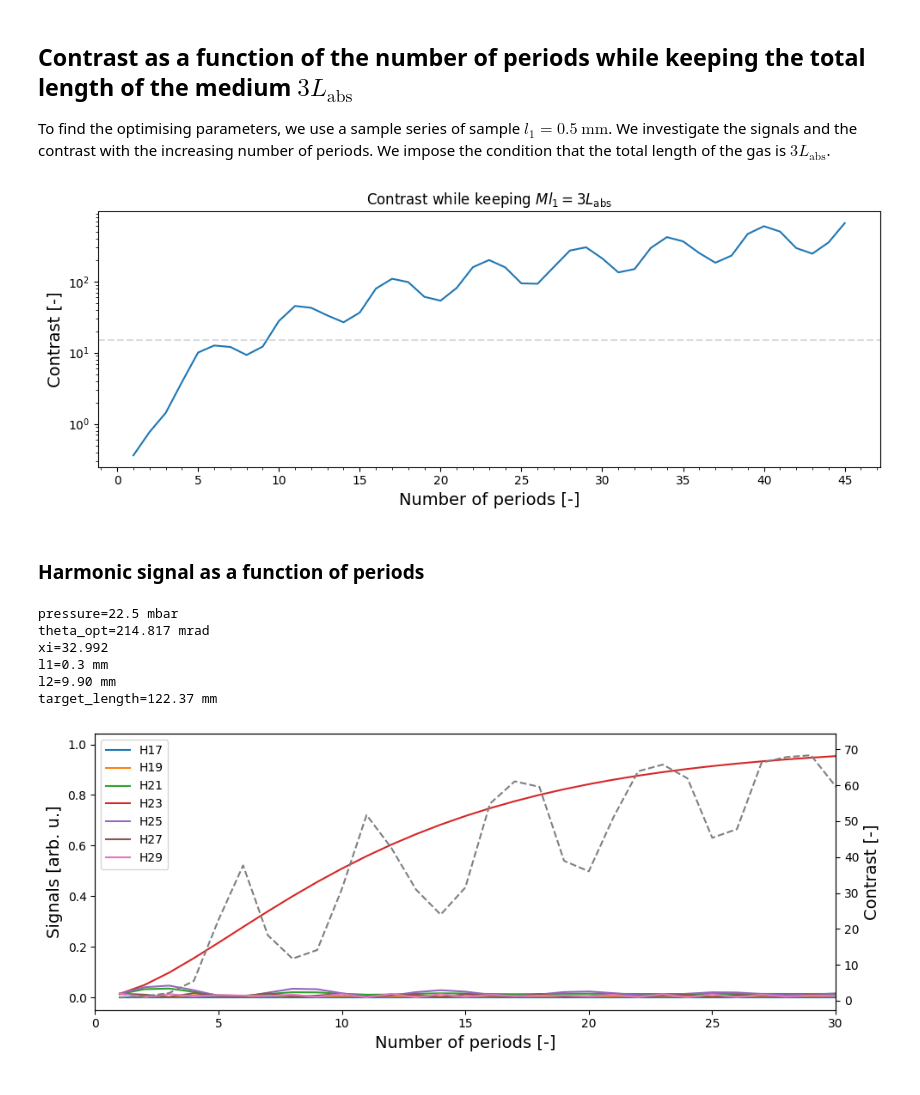
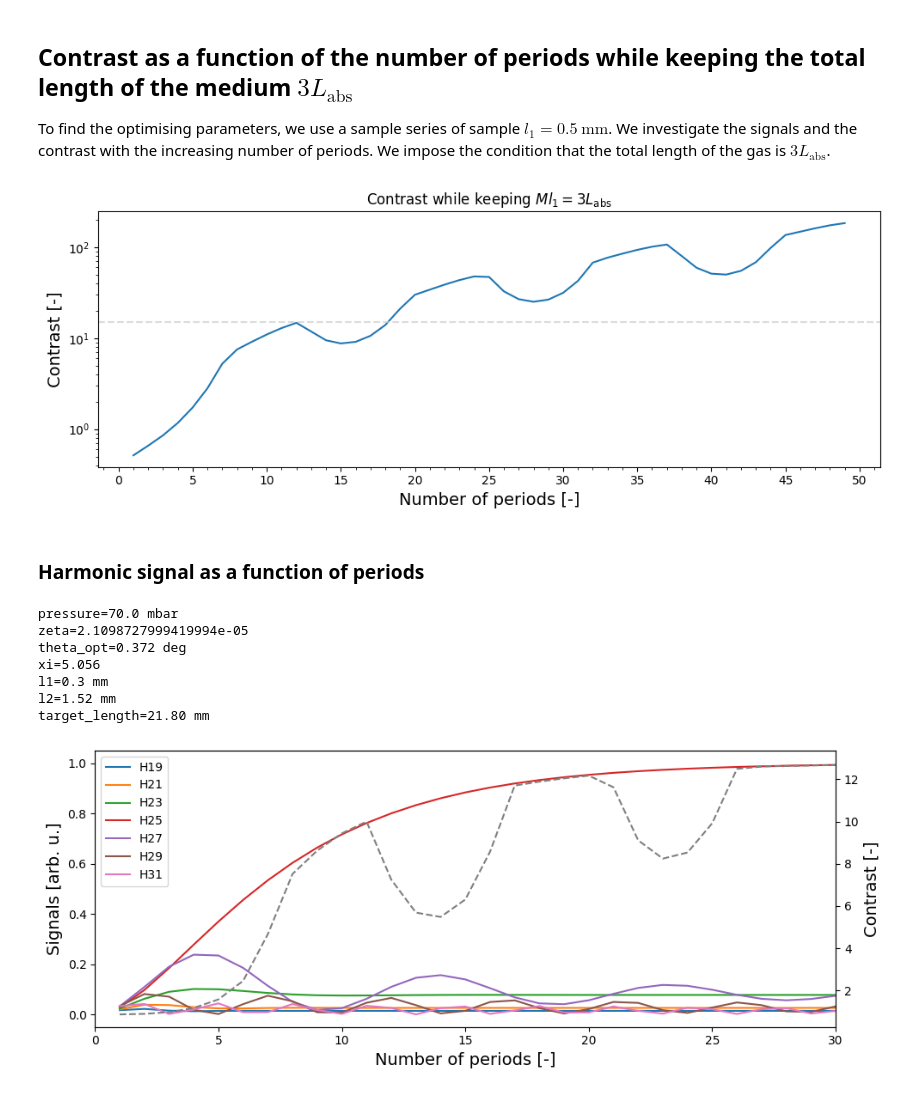
Before and after one commit to janolsan/Monochromatic-HHG-with-BG-beams, a Jupyter notebook: H23_in_Ar_800nm.ipynb, the cells around one changed output. Cells and saved outputs as stored; diff of their text form; code cells hidden in the pictures.

```diff
--- a/H23_in_Ar_800nm.ipynb
+++ b/H23_in_Ar_800nm.ipynb
@@ -44,7 +46,7 @@ To find the optimising parameters, we use a sample series of sample $l_1=0.5~\ma
 l1=0.3e-3
 pressure_guess = 1e-3
 L_abs_factor = 3.
-delta_phi = 2*np.pi/H_opt
+delta_phi = np.pi/H_opt
 
 # H_list = list(np.arange(23,66,2))
 M_max = 2*H_opt
@@ -92,11 +94,11 @@ plt.tight_layout()
 # fig.savefig('Contrast_keeping_3Labs.pdf')
 plt.show()
 # %% [output]
-[figure, old version]
+[figure, new version]
 # %% [markdown]
 ### Harmonic signal as a function of periods
 # %%
-M_3Labs = 12
+M_3Labs = 11
 
 L_abs_p_f = lambda p: M_3Labs*l1 - L_abs_factor*XUV_index.L_abs(H_opt*omegaSI,
                 p, gas_type + '_' + XUV_table_type_absorption)
@@ -111,8 +113,8 @@ rad2deg = lambda theta : 360.*theta/(2*np.pi)
 theta_opt = rad2deg(XUV_sig.zeta2theta(zeta_opt))
 xi_opt = XUV_sig.xi_calc_pm(delta_phi,pressure, l1, zeta_opt, eta_gen, H_opt, parameters)
 l2_opt = l1*xi_opt
-#print(f'zeta={zeta_opt}')
-print(f'theta_opt={theta_opt*1e3:.3f} mrad')
+print(f'zeta={zeta_opt}')
+print(f'theta_opt={theta_opt:.3f} deg')
 print(f'xi={xi_opt:.3f}')
 print(f'l1={l1*1e3} mm')
 print(f'l2={l2_opt*1e3:.2f} mm')
@@ -127,36 +129,37 @@ signal_list = [XUV_sig.periodic_medium_signal(pressure, zeta_opt, l1, xi_opt,
 # plot signals
 sig_norm = asymptotic_signal(pressure,H_opt*omegaSI)
 fig, ax1 = plt.subplots(figsize=(10,4))
 ax1.set_xlabel("Number of periods [-]", fontsize=14)
 ax1.set_ylabel("Signals [arb. u.]", fontsize=14)
 for k1 in range(len(H_interest)):
     ax1.plot(M_grid, signal_list[k1]/sig_norm, label= r"H"+str(H_interest[k1]))
 
 plt.legend()
 
 ax2 = ax1.twinx()
 ax2.set_ylabel("Contrast [-]", fontsize=14)
 #ax2.semilogy(M_grid,
 #             XUV_sig.monochrom_function(H_interest, signal_list, H_opt,
 #            H_compare, metric='max'),
 #            linestyle = '--', color = 'grey', label = 'contrast')
 
 ax2.plot(M_grid,
             XUV_sig.monochrom_function(H_interest, signal_list, H_opt,
             H_compare, metric='max'),
             linestyle = '--', color = 'grey', label = 'contrast')
 
 plt.xlim(0,30)
 
 #ax.set_title("Reference case")
 
 plt.tight_layout()
 plt.show()
 # %% [output]
-pressure=22.5 mbar
-theta_opt=214.817 mrad
-xi=32.992
+pressure=70.0 mbar
+zeta=2.1098727999419994e-05
+theta_opt=0.372 deg
+xi=5.056
 l1=0.3 mm
-l2=9.90 mm
-target_length=122.37 mm
+l2=1.52 mm
+target_length=21.80 mm
-[figure, old version]
+[figure, new version]
```
Also changed, not shown: parts of 4 cells of this notebook, 2 other files.
